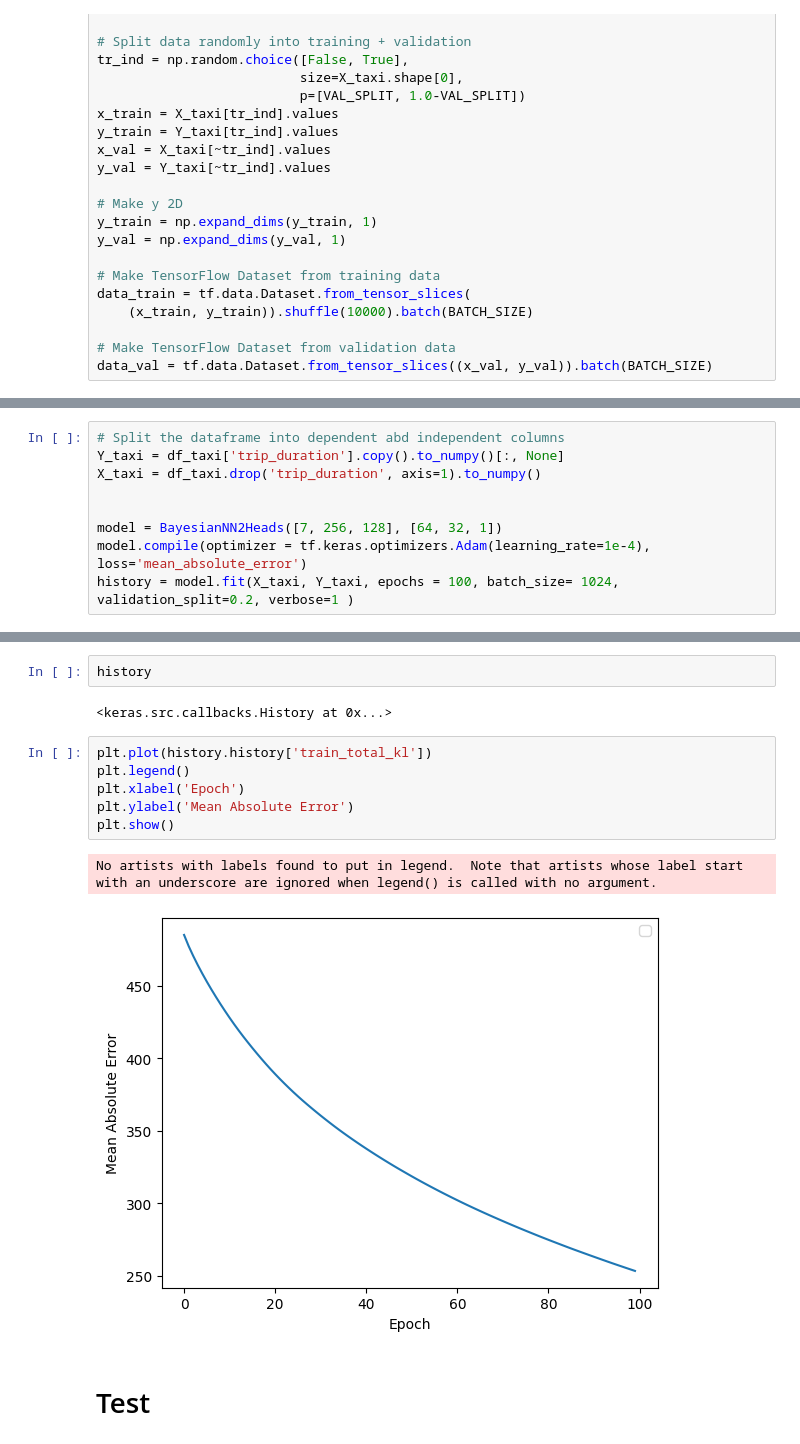
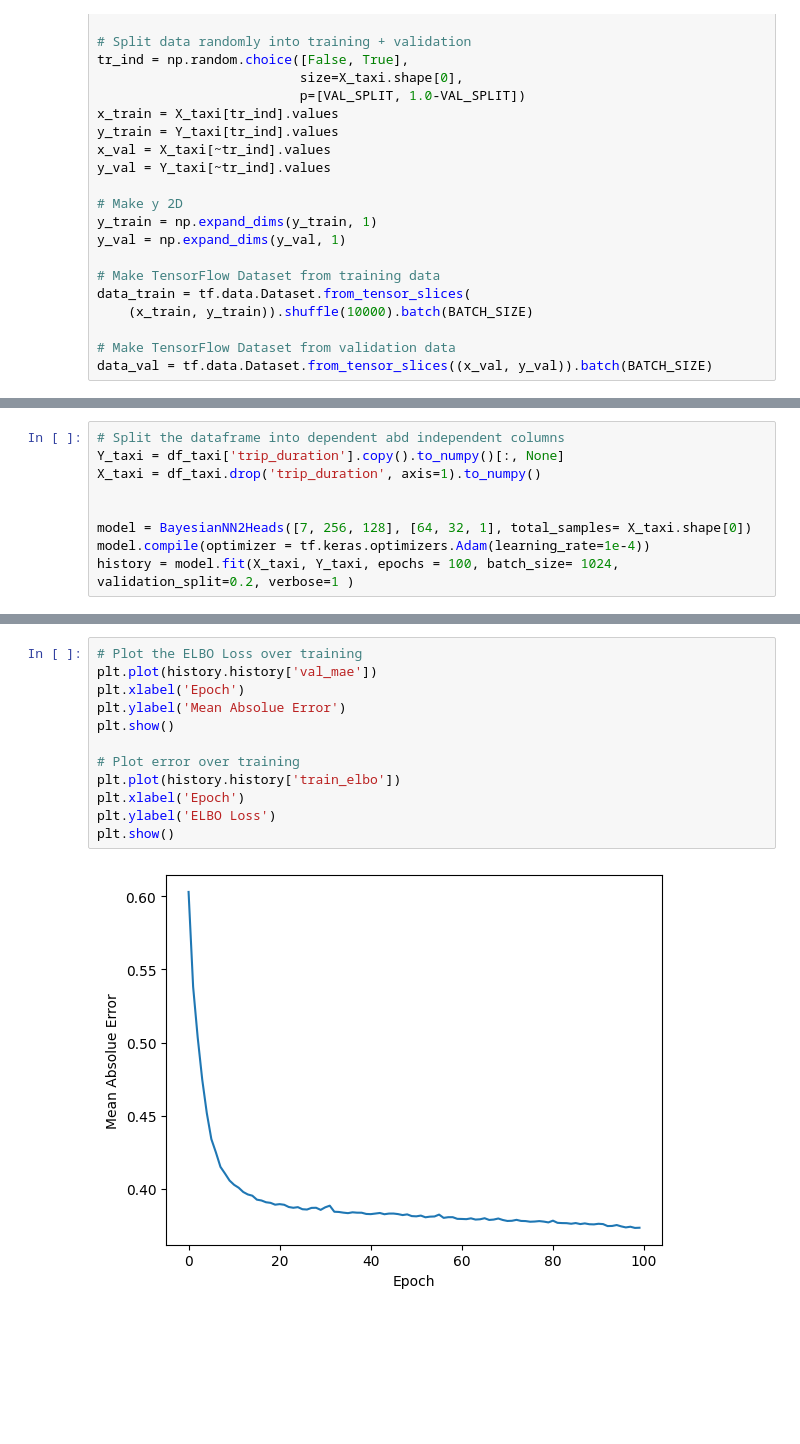
Before and after one commit to marcosbenicio/bayesian-neural-network, a Jupyter notebook: 02-regression/bnn-regression.ipynb, the cells around one changed output, grey strips where cells are left out. Drawn from its saved outputs; the diff is of its cells as text; blank space fills up the shorter version.

```diff
--- a/02-regression/bnn-regression.ipynb
+++ b/02-regression/bnn-regression.ipynb
@@ -1179,8 +1185,8 @@ Y_taxi = df_taxi['trip_duration'].copy().to_numpy()[:, None]
 X_taxi = df_taxi.drop('trip_duration', axis=1).to_numpy()
 
 
-model = BayesianNN2Heads([7, 256, 128], [64, 32, 1])
-model.compile(optimizer = tf.keras.optimizers.Adam(learning_rate=1e-4), loss='mean_absolute_error')
+model = BayesianNN2Heads([7, 256, 128], [64, 32, 1], total_samples= X_taxi.shape[0])
+model.compile(optimizer = tf.keras.optimizers.Adam(learning_rate=1e-4))
 history = model.fit(X_taxi, Y_taxi, epochs = 100, batch_size= 1024, validation_split=0.2, verbose=1 )
 # %% [output]
 Epoch 1/100
@@ -1196,15 +1209,14 @@ KeyboardInterrupt:
-# %%
-history
-# %% [output]
-<keras.src.callbacks.History at 0x...>
-# %%
-plt.plot(history.history['train_total_kl'])
-plt.legend()
-plt.xlabel('Epoch')
-plt.ylabel('Mean Absolute Error')
-plt.show()
-# %% [output]
-No artists with labels found to put in legend.  Note that artists whose label start with an underscore are ignored when legend() is called with no argument.
-[figure, removed]
-# %% [markdown]
-# Test
+# %%
+# Plot the ELBO Loss over training
+plt.plot(history.history['val_mae'])
+plt.xlabel('Epoch')
+plt.ylabel('Mean Absolue Error')
+plt.show()
+
+# Plot error over training
+plt.plot(history.history['train_elbo'])
+plt.xlabel('Epoch')
+plt.ylabel('ELBO Loss')
+plt.show()
+# %% [output]
+[figure, added]
```
Also changed, not shown: parts of 9 cells of this notebook, 1 other file.
